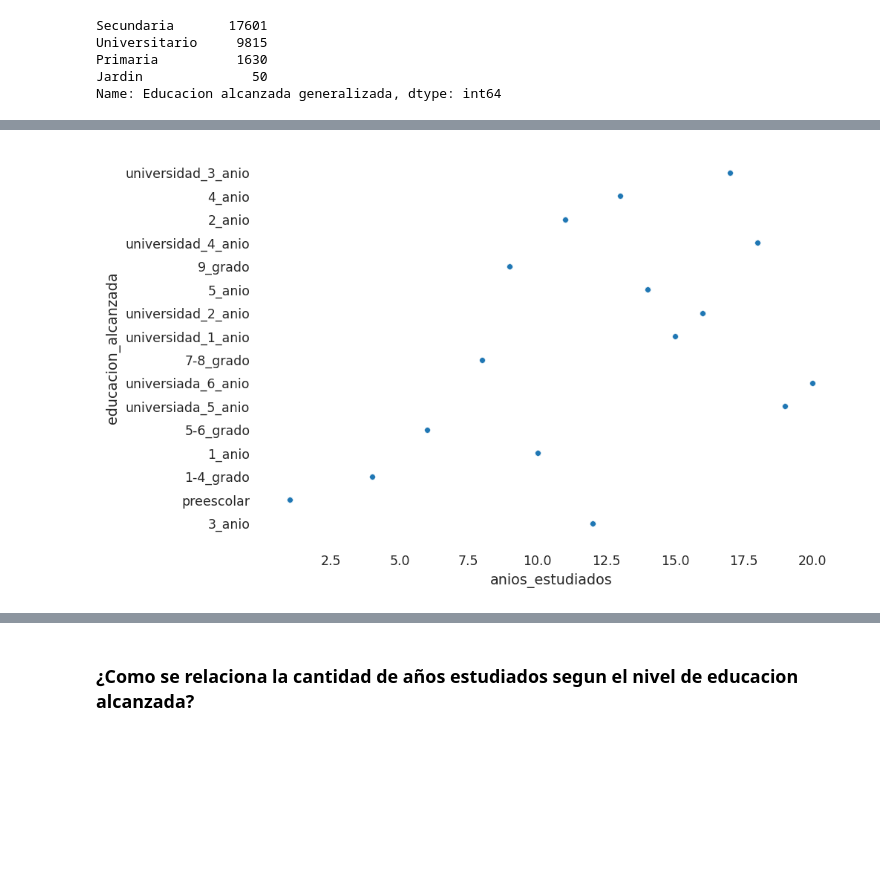
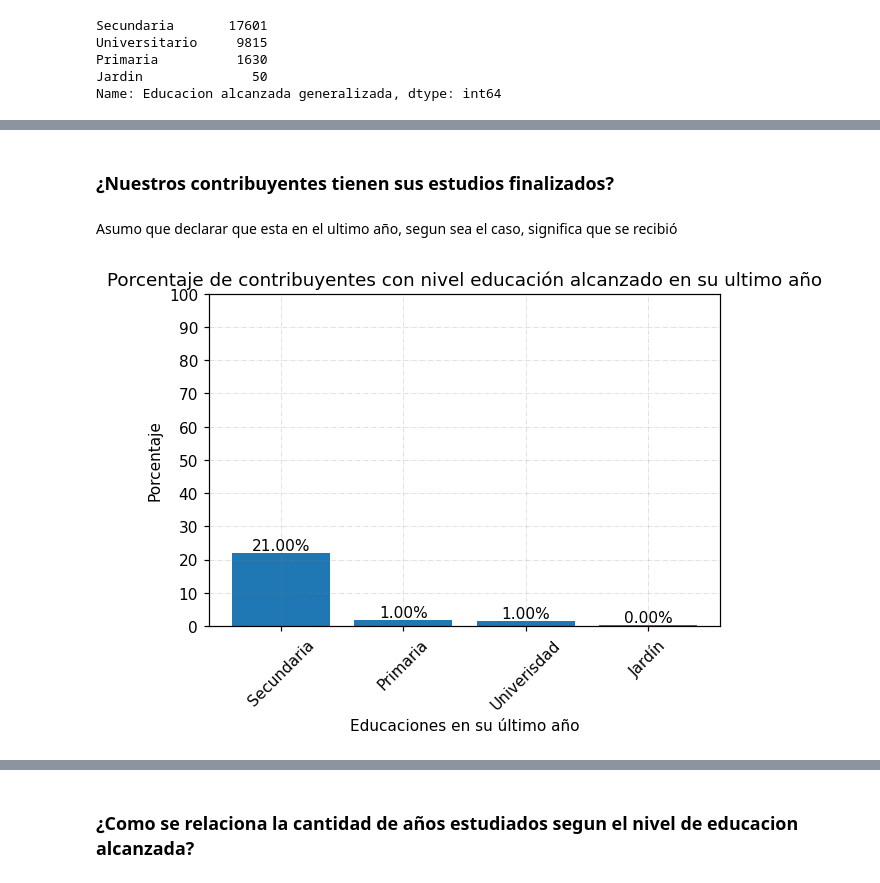
Before and after one commit to fjpacheco/machine-learning, a Jupyter notebook: preguntas_randoms.ipynb, the cells around one changed output, grey strips where cells are left out. Cells and saved outputs as stored; diff of their text form; code cells hidden in the pictures; blank space fills up the shorter version.

```diff
--- a/preguntas_randoms.ipynb
+++ b/preguntas_randoms.ipynb
@@ -736,15 +740,36 @@ plt.show()
-# %%
-
-
-plt.figure(dpi=125)
-sns.scatterplot(
-
-    x=df.anios_estudiados,
-    y=df.educacion_alcanzada,
-    s=20,
-
-)
-
-plt.show()
-# %% [output]
-[figure, removed]
+# %% [markdown]
+### ¿Nuestros contribuyentes tienen sus estudios finalizados?
+# %% [markdown]
+Asumo que declarar que esta en el ultimo año, segun sea el caso, significa que se recibió
+# %%
+fig, ax = plt.subplots(dpi=110)
+
+df_ultimos_anios = df[
+    (df['educacion_alcanzada'] == 'universiada_6_anio') |
+    (df['educacion_alcanzada'] == '5_anio') |
+    (df['educacion_alcanzada'] == '9_grado') |
+    (df['educacion_alcanzada'] == 'preescolar')
+  ]
+lista_en_ultimo_anio = (df_ultimos_anios.educacion_alcanzada.value_counts()/df.educacion_alcanzada.value_counts().sum()*100)
+
+ploted = plt.bar(lista_en_ultimo_anio.index.astype(str), lista_en_ultimo_anio.values)
+
+for rect in ploted:
+    height = rect.get_height()
+    ax.text(rect.get_x() + rect.get_width()/2., height,
+            '%0.2f%%' % int(height),
+            ha='center', va='bottom')
+
+plt.title("Porcentaje de contribuyentes con nivel educación alcanzado en su ultimo año")
+plt.ylabel("Porcentaje")
+plt.xlabel("Educaciones en su último año")
+plt.grid(b = True, color ='grey', linestyle ='-.', linewidth = 0.5, alpha = 0.3)
+plt.tick_params('x',labelrotation=45)
+plt.yticks(np.arange(0,110,10))
+
+labels = [item.get_text() for item in ax.get_xticklabels()]
+labels[0] = 'Secundaria'; labels[1] = 'Primaria'; labels[2] = 'Univerisdad'; labels[3] = 'Jardín'
+ax.set_xticklabels(labels)
+plt.show()
+# %% [output]
+[figure, added]
```
Also changed, not shown: parts of 44 cells of this notebook.
